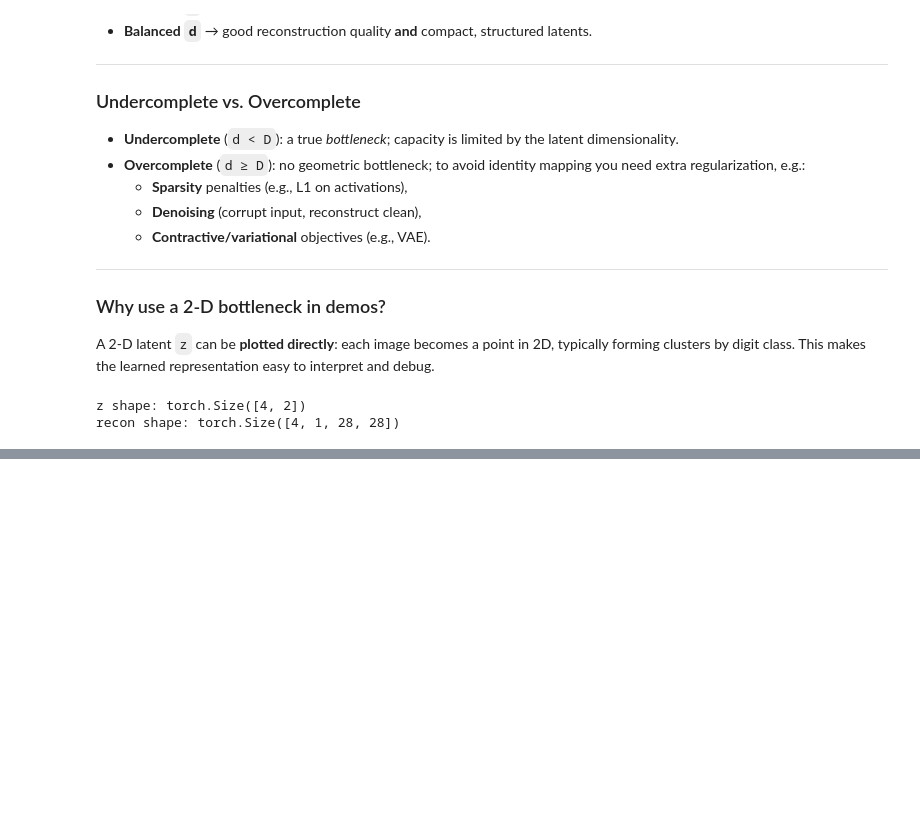
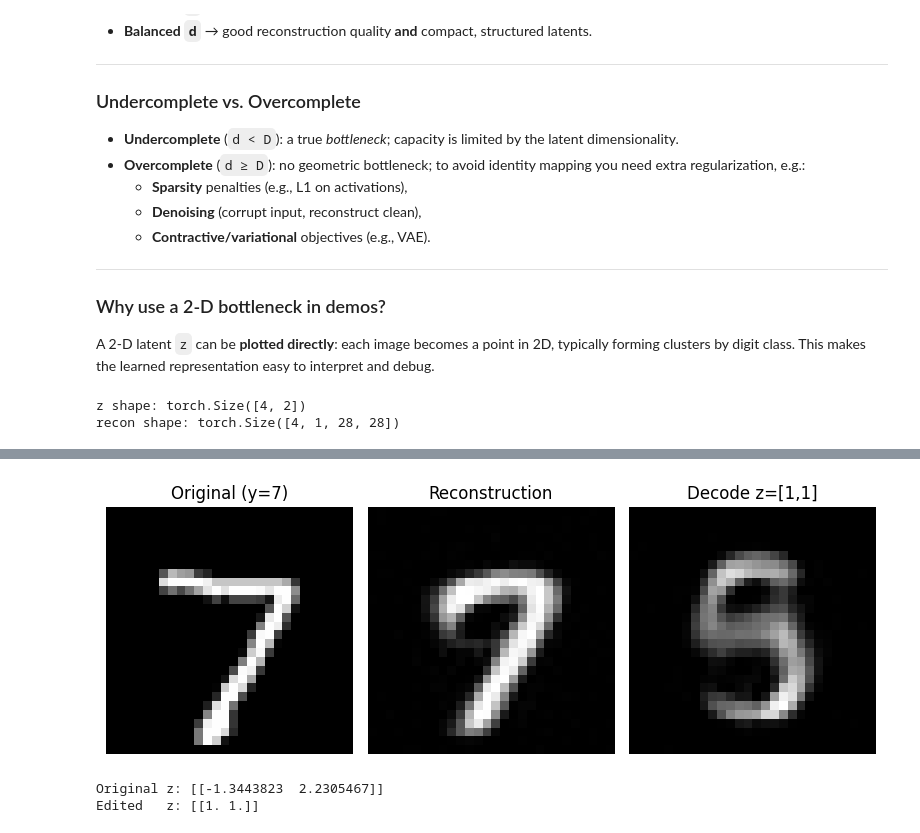
Before and after one commit to martinaspeciale/pytorch-deep-learning, a Jupyter notebook: university_exercises/live-ex1.ipynb, the cells around one changed output, grey strips where cells are left out. Cells and saved outputs as stored; diff of their text form; code cells hidden in the pictures; blank space fills up the shorter version.

Commit message:
Kaggle Notebook | university_exercises/live_ex1 | feat: training loop + sample decode & plots

```diff
--- a/university_exercises/live-ex1.ipynb
+++ b/university_exercises/live-ex1.ipynb
@@ -161,0 +219,14 @@ recon shape: torch.Size([4, 1, 28, 28])
+# %%
+B = 4
+x = torch.randn(B, 1, 28, 28)
+
+flat = torch.nn.Flatten()
+unflat = torch.nn.Unflatten(dim=1, unflattened_size=(1, 28, 28))
+
+x_vec = flat(x)                 # [B, 784]
+# pretend the decoder produced a vector of the same size
+x_hat_vec = x_vec.clone()
+x_hat = unflat(x_hat_vec)       # [B, 1, 28, 28]
+
+print(x.shape, "->", x_vec.shape, "->", x_hat.shape)
+# torch.Size([4, 1, 28, 28]) -> torch.Size([4, 784]) -> torch.Size([4, 1, 28, 28])
@@ -161,0 +350,59 @@ recon shape: torch.Size([4, 1, 28, 28])
+# %%
+import torch
+import matplotlib.pyplot as plt
+
+# Helper to unnormalize a batch [B, 1, 28, 28] for display
+def unnormalize(img_batch: torch.Tensor, mean=0.1307, std=0.3081):
+    x = img_batch * std + mean
+    return x.clamp(0, 1)
+
+# Pick one test sample
+x, y = test_mnist[0]          # x: [1, 28, 28], y: scalar label
+x = x.unsqueeze(0)            # [1, 1, 28, 28] add batch dimension
+
+model.eval()
+with torch.no_grad():
+    # Move to device
+    x_device = x.to(DEVICE)
+
+    # Encode -> z in R^2
+    z = model.encode(x_device)            # [1, 2]
+
+    # Reconstruct original
+    x_recon = model.decode(z)             # [1, 1, 28, 28]
+
+    # Manipulate latent (example: set z = [1, 1])
+    z_edit = z.clone()
+    z_edit[:, 0] = 1.0
+    z_edit[:, 1] = 1.0
+
+    x_recon_edit = model.decode(z_edit)   # [1, 1, 28, 28]
+
+# Bring to CPU for plotting and unnormalize for nicer display
+x_vis         = unnormalize(x.cpu())
+x_recon_vis   = unnormalize(x_recon.cpu())
+x_edit_vis    = unnormalize(x_recon_edit.cpu())
+
+# Plot original, reconstruction, and edited-latent reconstruction
+fig, axs = plt.subplots(1, 3, figsize=(8, 3))
+axs[0].imshow(x_vis[0, 0].numpy(), cmap="gray")
+axs[0].set_title(f"Original (y={y})")
+axs[0].axis("off")
+
+axs[1].imshow(x_recon_vis[0, 0].numpy(), cmap="gray")
+axs[1].set_title("Reconstruction")
+axs[1].axis("off")
+
+axs[2].imshow(x_edit_vis[0, 0].numpy(), cmap="gray")
+axs[2].set_title("Decode z=[1,1]")
+axs[2].axis("off")
+
+plt.tight_layout()
+plt.show()
+
+print("Original z:", z.cpu().numpy())
+print("Edited   z:", z_edit.cpu().numpy())
+# %% [output]
+[figure, added]
+Original z: [[-1.3443823  2.2305467]]
+Edited   z: [[1. 1.]]
```
Also changed, not shown: parts of 9 cells of this notebook.
